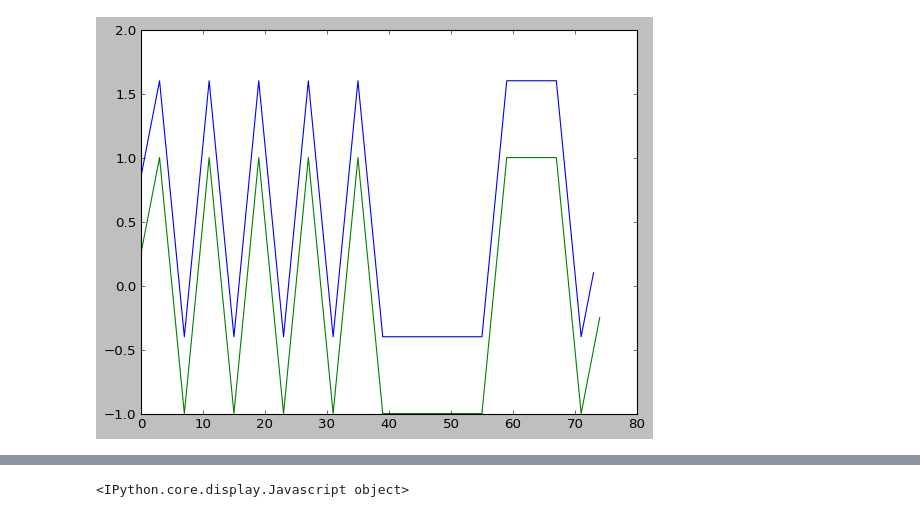
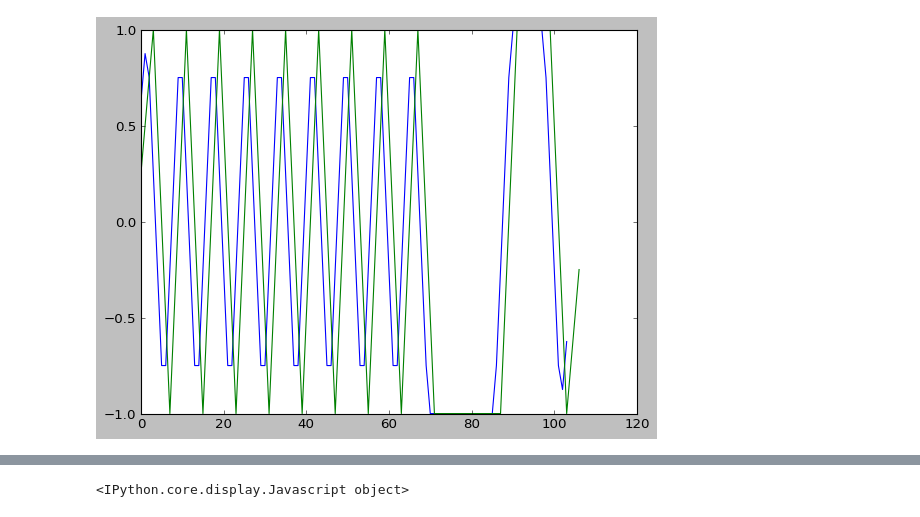
Before and after one commit to gasparka/pyhacores, a Jupyter notebook: pyhacores/under_construction/clock_recovery/doc.ipynb, the cells around one changed output, grey strips where cells are left out. Saved outputs shown, nothing was run; the diff lists cells and outputs as text; code cells hidden in the pictures.

```diff
--- a/pyhacores/under_construction/clock_recovery/doc.ipynb
+++ b/pyhacores/under_construction/clock_recovery/doc.ipynb
@@ -13,15 +13,13 @@ from pyha.simulation.simulation_interface import assert_sim_match
 
 from scipy import signal
 # %%
-data = [1, 0, 1, 0, 1, 0, 1, 0, 1, 0, 0, 0, 0, 0, 1, 1, 1, 0]
+data = [1, 0, 1, 0, 1, 0, 1, 0, 1, 0, 1, 0, 1, 0, 1, 0, 1, 0, 0, 0, 0, 0, 1, 1, 1, 0]
 nrz = [1 if x == 1 else -1 for x in data]
 sps = 4
 nrz_data = np.array([[x] * sps for x in nrz]).flatten()
-plt.plot(nrz_data)
-plt.show()
-
 taps = [1 / sps] * sps
 match_filtered = np.convolve(nrz_data, taps, mode='full')
+plt.plot(nrz_data)
 plt.plot(match_filtered)
 plt.show()
 # %% [output]
@@ -30,13 +27,13 @@ plt.show()
 # %%
 from scipy.interpolate import interp1d
 
 f = interp1d(range(len(match_filtered)), match_filtered)
 
-r = np.array(range(len(match_filtered)))
-r = r[:-1]
-new = f(r) + 0.6
+r = np.array(range(len(match_filtered))) + 0.5
+r = r[1:-2]
+new = f(r)
 plt.plot(new)
 plt.plot(match_filtered)
 plt.show()
 # %% [output]
-[figure, old version]
+[figure, new version]
```
Also changed, not shown: parts of 3 cells of this notebook, 2 other files.
